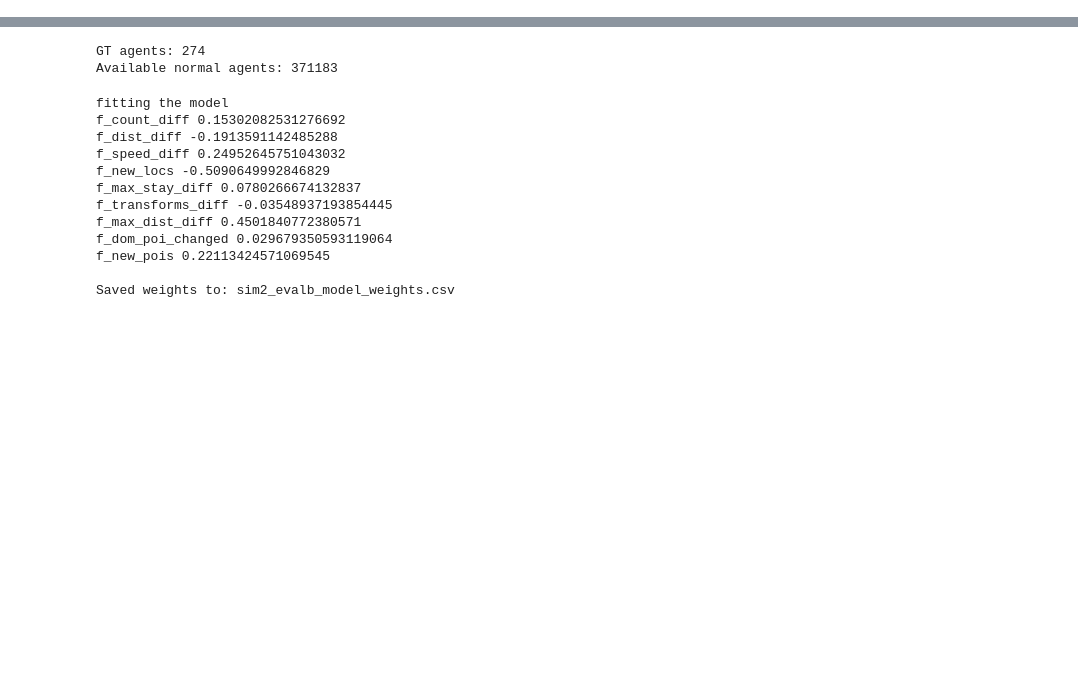
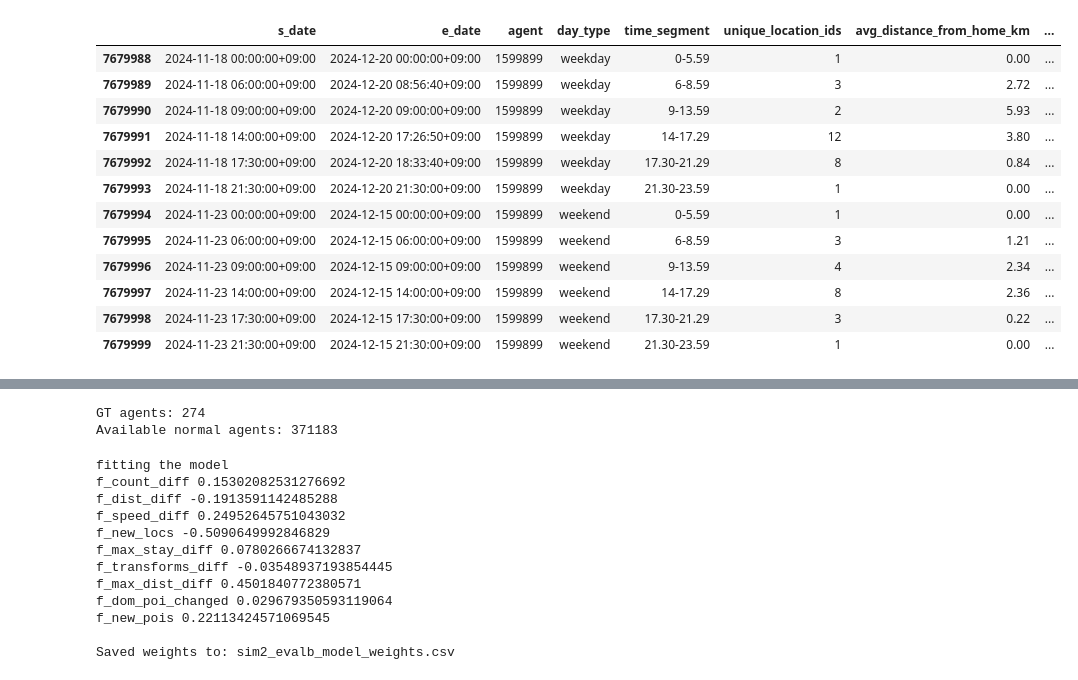
Before and after one commit to ChanukaRavishan/liad, a Jupyter notebook: notebooks/tsm_supervised.ipynb, the cells around one changed output, grey strips where cells are left out. Cells and saved outputs as stored; diff of their text form; code cells hidden in the pictures; blank space fills up the shorter version.

```diff
--- a/notebooks/tsm_supervised.ipynb
+++ b/notebooks/tsm_supervised.ipynb
@@ -204,0 +224,17 @@ def fit_anomaly_weight_model(train_profiles: pd.DataFrame, test_profiles: pd.Dat
+# %%
+data = pd.read_csv('/Users/chanuka/Desktop/codespaces/liad/processed/test_monthly.csv')
+data[data['agent'] == 1599899]
+# %% [output]
+|  | s_date | e_date | agent | day_type | time_segment | unique_location_ids | avg_distance_from_home_km | ... |
+| 7679988 | 2024-11-18 00:00:00+09:00 | 2024-12-20 00:00:00+09:00 | 1599899 | weekday | 0-5.59 | 1 | 0.00 | ... |
+| 7679989 | 2024-11-18 06:00:00+09:00 | 2024-12-20 08:56:40+09:00 | 1599899 | weekday | 6-8.59 | 3 | 2.72 | ... |
+| 7679990 | 2024-11-18 09:00:00+09:00 | 2024-12-20 09:00:00+09:00 | 1599899 | weekday | 9-13.59 | 2 | 5.93 | ... |
+| 7679991 | 2024-11-18 14:00:00+09:00 | 2024-12-20 17:26:50+09:00 | 1599899 | weekday | 14-17.29 | 12 | 3.80 | ... |
+| 7679992 | 2024-11-18 17:30:00+09:00 | 2024-12-20 18:33:40+09:00 | 1599899 | weekday | 17.30-21.29 | 8 | 0.84 | ... |
+| 7679993 | 2024-11-18 21:30:00+09:00 | 2024-12-20 21:30:00+09:00 | 1599899 | weekday | 21.30-23.59 | 1 | 0.00 | ... |
+| 7679994 | 2024-11-23 00:00:00+09:00 | 2024-12-15 00:00:00+09:00 | 1599899 | weekend | 0-5.59 | 1 | 0.00 | ... |
+| 7679995 | 2024-11-23 06:00:00+09:00 | 2024-12-15 06:00:00+09:00 | 1599899 | weekend | 6-8.59 | 3 | 1.21 | ... |
+| 7679996 | 2024-11-23 09:00:00+09:00 | 2024-12-15 09:00:00+09:00 | 1599899 | weekend | 9-13.59 | 4 | 2.34 | ... |
+| 7679997 | 2024-11-23 14:00:00+09:00 | 2024-12-15 14:00:00+09:00 | 1599899 | weekend | 14-17.29 | 8 | 2.36 | ... |
+| 7679998 | 2024-11-23 17:30:00+09:00 | 2024-12-15 17:30:00+09:00 | 1599899 | weekend | 17.30-21.29 | 3 | 0.22 | ... |
+| 7679999 | 2024-11-23 21:30:00+09:00 | 2024-12-15 21:30:00+09:00 | 1599899 | weekend | 21.30-23.59 | 1 | 0.00 | ... |
```
Also changed, not shown: parts of 3 cells of this notebook, 3 other files.
